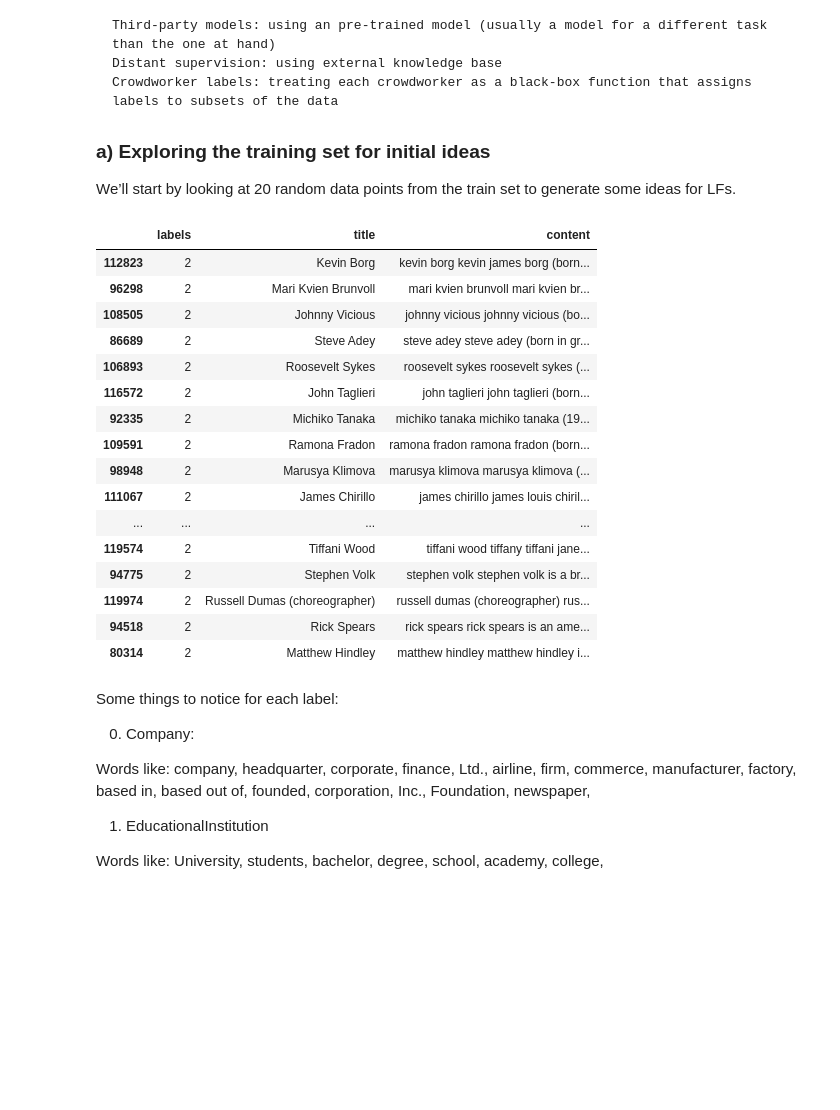
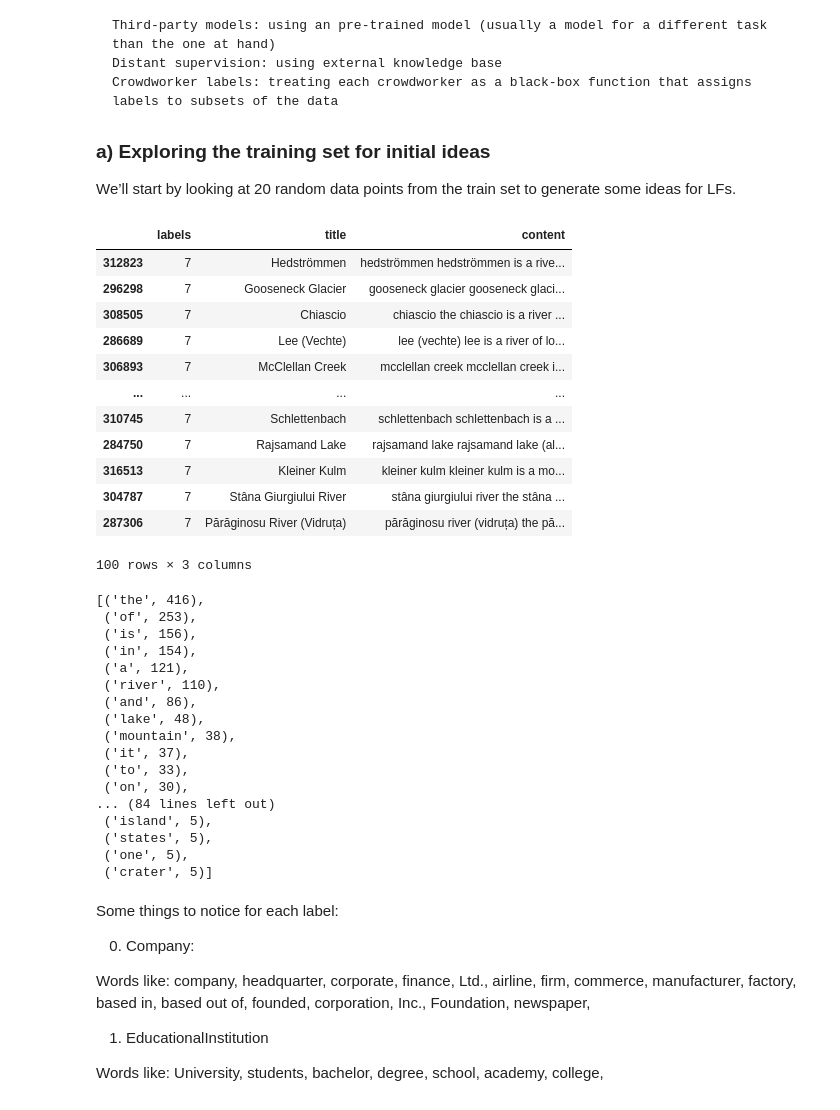
Before and after one commit to JayThibs/Weak-Supervised-Learning-Case-Study, a Jupyter notebook: text_classifier/notebooks/03_dbpedia_14_snorkel_dataset_labeling.ipynb, the cells around one changed output. Cells and saved outputs as stored; diff of their text form; code cells hidden in the pictures; blank space fills up the shorter version.

```diff
--- a/text_classifier/notebooks/03_dbpedia_14_snorkel_dataset_labeling.ipynb
+++ b/text_classifier/notebooks/03_dbpedia_14_snorkel_dataset_labeling.ipynb
@@ -122,25 +122,43 @@ WrittenWork = 13
 # %%
 pd.set_option('display.max_colwidth', None)
 # %%
-dbpedia_train_df[dbpedia_train_df['labels'] == 2].sample(50, random_state=42)
+df_view = dbpedia_train_df[dbpedia_train_df['labels'] == 7].sample(100, random_state=42)
+df_view
 # %% [output]
 |  | labels | title | content |
-| 112823 | 2 | Kevin Borg | kevin borg kevin james borg (born... |
-| 96298 | 2 | Mari Kvien Brunvoll | mari kvien brunvoll mari kvien br... |
-| 108505 | 2 | Johnny Vicious | johnny vicious johnny vicious (bo... |
-| 86689 | 2 | Steve Adey | steve adey steve adey (born in gr... |
-| 106893 | 2 | Roosevelt Sykes | roosevelt sykes roosevelt sykes (... |
-| 116572 | 2 | John Taglieri | john taglieri john taglieri (born... |
-| 92335 | 2 | Michiko Tanaka | michiko tanaka michiko tanaka (19... |
-| 109591 | 2 | Ramona Fradon | ramona fradon ramona fradon (born... |
-| 98948 | 2 | Marusya Klimova | marusya klimova marusya klimova (... |
-| 111067 | 2 | James Chirillo | james chirillo james louis chiril... |
+| 312823 | 7 | Hedströmmen | hedströmmen hedströmmen is a rive... |
+| 296298 | 7 | Gooseneck Glacier | gooseneck glacier gooseneck glaci... |
+| 308505 | 7 | Chiascio | chiascio the chiascio is a river ... |
+| 286689 | 7 | Lee (Vechte) | lee (vechte) lee is a river of lo... |
+| 306893 | 7 | McClellan Creek | mcclellan creek mcclellan creek i... |
 | ... | ... | ... | ... |
-| 119574 | 2 | Tiffani Wood | tiffani wood tiffany tiffani jane... |
-| 94775 | 2 | Stephen Volk | stephen volk stephen volk is a br... |
-| 119974 | 2 | Russell Dumas (choreographer) | russell dumas (choreographer) rus... |
-| 94518 | 2 | Rick Spears | rick spears rick spears is an ame... |
-| 80314 | 2 | Matthew Hindley | matthew hindley matthew hindley i... |
+| 310745 | 7 | Schlettenbach | schlettenbach schlettenbach is a ... |
+| 284750 | 7 | Rajsamand Lake | rajsamand lake rajsamand lake (al... |
+| 316513 | 7 | Kleiner Kulm | kleiner kulm kleiner kulm is a mo... |
+| 304787 | 7 | Stâna Giurgiului River | stâna giurgiului river the stâna ... |
+| 287306 | 7 | Părăginosu River (Vidruța) | părăginosu river (vidruța) the pă... |
+100 rows × 3 columns
+# %%
+from collections import Counter
+Counter(" ".join(df_view["content"]).split()).most_common(100)
+# %% [output]
+[('the', 416),
+ ('of', 253),
+ ('is', 156),
+ ('in', 154),
+ ('a', 121),
+ ('river', 110),
+ ('and', 86),
+ ('lake', 48),
+ ('mountain', 38),
+ ('it', 37),
+ ('to', 33),
+ ('on', 30),
+... (84 lines left out)
+ ('island', 5),
+ ('states', 5),
+ ('one', 5),
+ ('crater', 5)]
 # %% [markdown]
 Some things to notice for each label:
 
```
Also changed, not shown: parts of 7 cells of this notebook.
